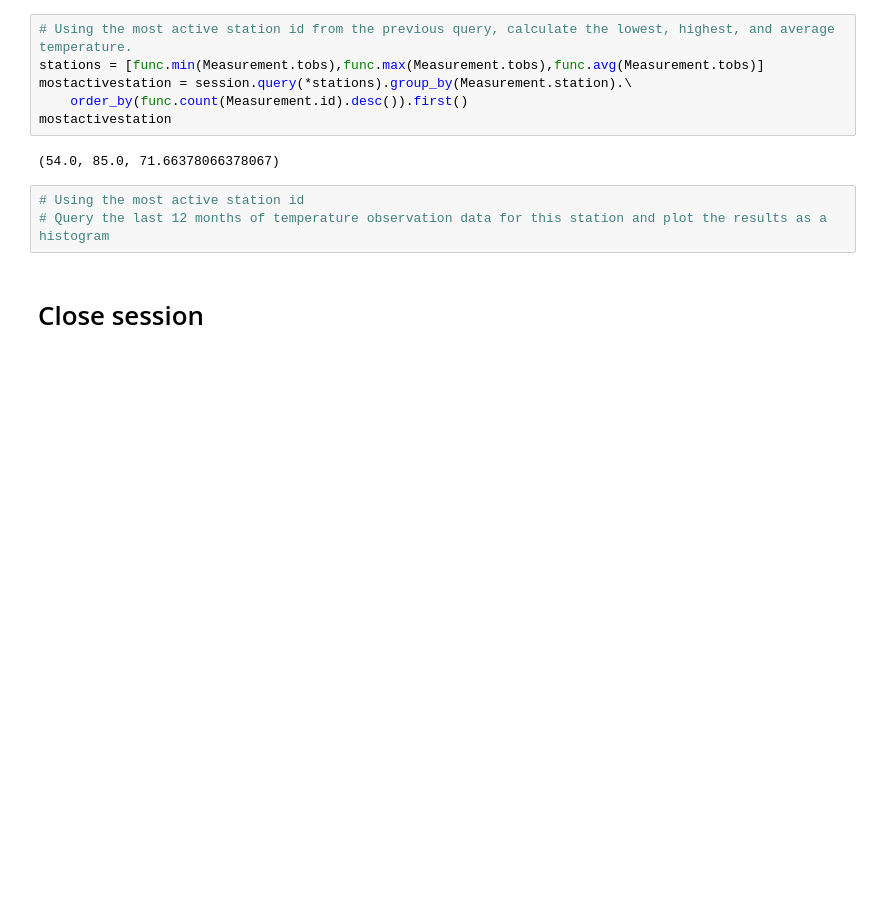
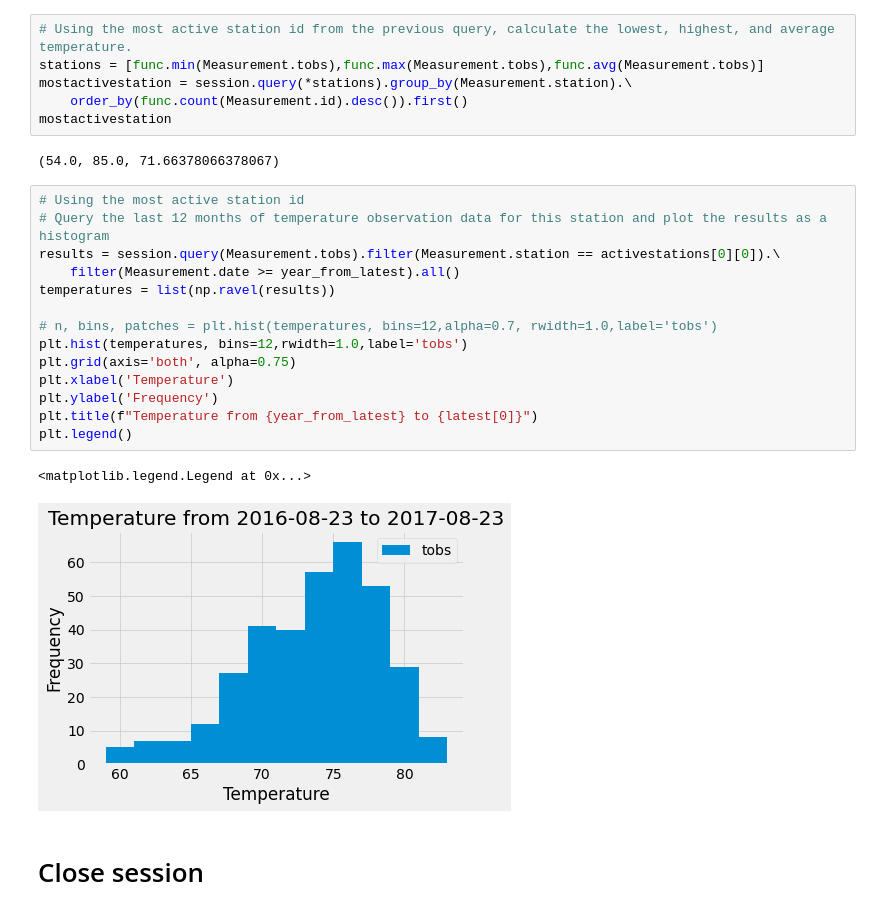
Before and after one commit to tonju27/sqlalchemy-challenge, a Jupyter notebook: climate_starter.ipynb, the cells around one changed output. Saved outputs shown, nothing was run; the diff lists cells and outputs as text; blank space fills up the shorter version.

```diff
--- a/climate_starter.ipynb
+++ b/climate_starter.ipynb
@@ -171,9 +175,23 @@ mostactivestation = session.query(*stations).group_by(Measurement.station).\
 mostactivestation
 # %% [output]
 (54.0, 85.0, 71.66378066378067)
-# %%
-# Using the most active station id
-# Query the last 12 months of temperature observation data for this station and plot the results as a histogram
+# %%
+# Using the most active station id
+# Query the last 12 months of temperature observation data for this station and plot the results as a histogram
+results = session.query(Measurement.tobs).filter(Measurement.station == activestations[0][0]).\
+    filter(Measurement.date >= year_from_latest).all()
+temperatures = list(np.ravel(results))
+
+# n, bins, patches = plt.hist(temperatures, bins=12,alpha=0.7, rwidth=1.0,label='tobs')
+plt.hist(temperatures, bins=12,rwidth=1.0,label='tobs')
+plt.grid(axis='both', alpha=0.75)
+plt.xlabel('Temperature')
+plt.ylabel('Frequency')
+plt.title(f"Temperature from {year_from_latest} to {latest[0]}")
+plt.legend()
+# %% [output]
+<matplotlib.legend.Legend at 0x...>
+[figure, added]
 # %% [markdown]
 # Close session
 # %%
```
Also changed, not shown: parts of 1 cell of this notebook.
